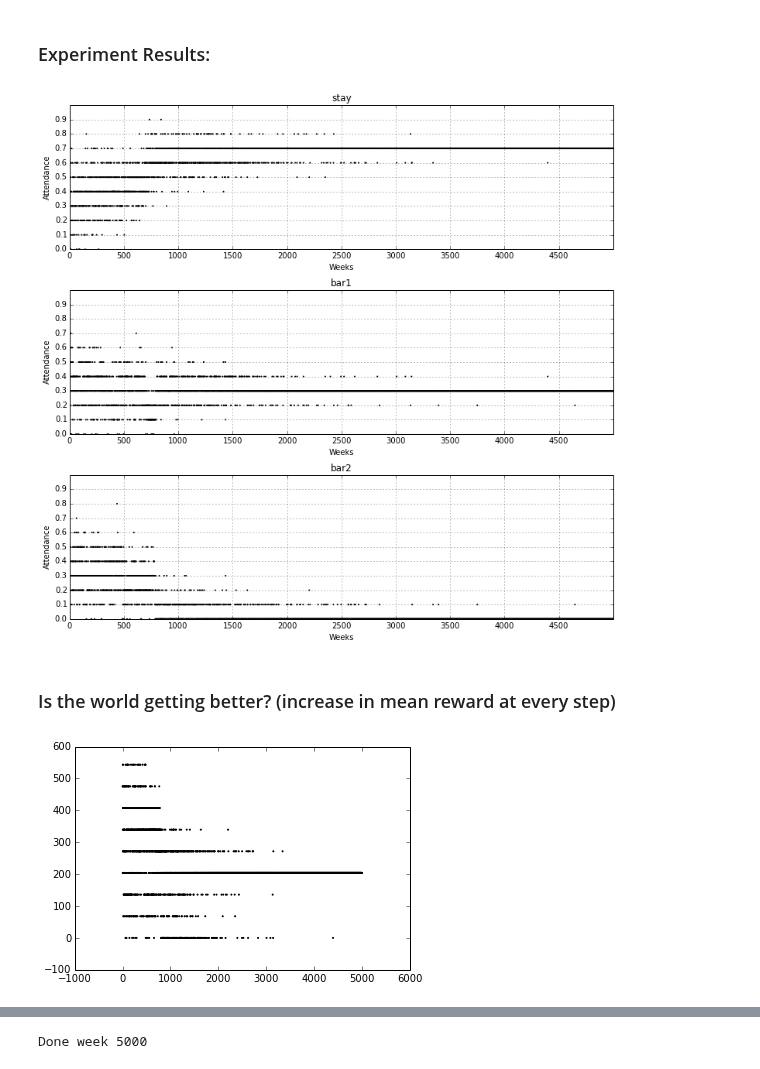
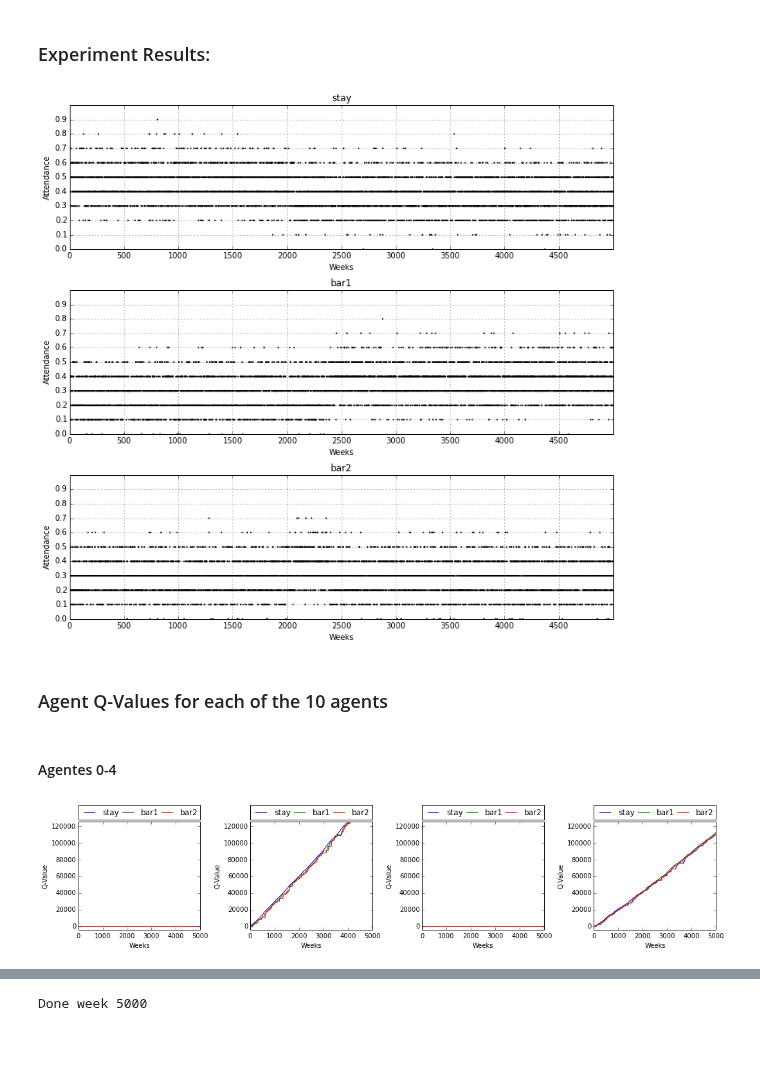
Before and after one commit to hoarf/el_farol_multibar, a Jupyter notebook: wlu.ipynb, the cells around one changed output, grey strips where cells are left out. Drawn from its saved outputs; the diff is of its cells as text; code cells hidden in the pictures; blank space fills up the shorter version.

```diff
--- a/wlu.ipynb
+++ b/wlu.ipynb
@@ -237,7 +266,5 @@ def plot_world_utilities(nr_weeks, world_utilities):
 # %%
-nr_weeks = 5000
 tresholds = [0.3,0.5]
-nr_actions = len(tresholds) + 1
-weekly_attendance_data, world_utilities = ElFarolWLU(nr_weeks, tresholds, 10)
+weekly_attendance_data, world_utilities, agent_q_values = ElFarolWLU(nr_weeks, tresholds, 10)
 # %% [output]
 Done week 5000
@@ -258,12 +271,14 @@ plot(x,y)
 # %% [markdown]
 ### Experiment Results:
 # %%
-plot_attendances(nr_actions, nr_weeks, weekly_attendance_data)
+plot_attendances(weekly_attendance_data)
 # %% [output]
-[figure, old version]
+[figure, new version]
-# %% [markdown]
-### Is the world getting better? (increase in mean reward at every step)
-# %%
-plot_world_utilities(nr_weeks, world_utilities)
-# %% [output]
-[figure, removed]
+# %% [markdown]
+### Agent Q-Values for each of the 10 agents
+# %% [markdown]
+#### Agentes 0-4
+# %%
+plot_q_values(agent_q_values[0:4], ylim=125000)
+# %% [output]
+[figure, added]
```
Also changed, not shown: parts of 33 cells of this notebook.
